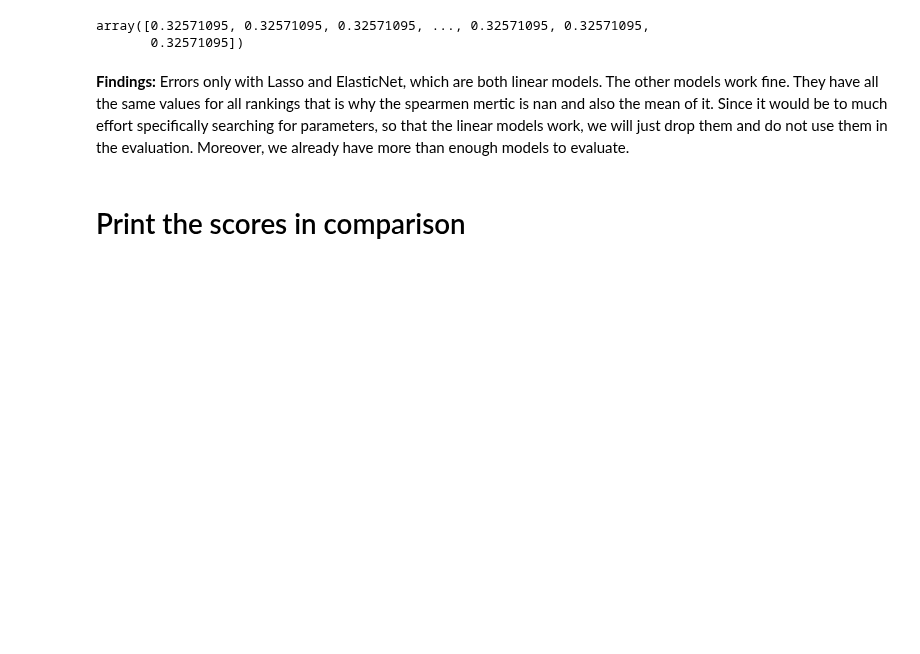
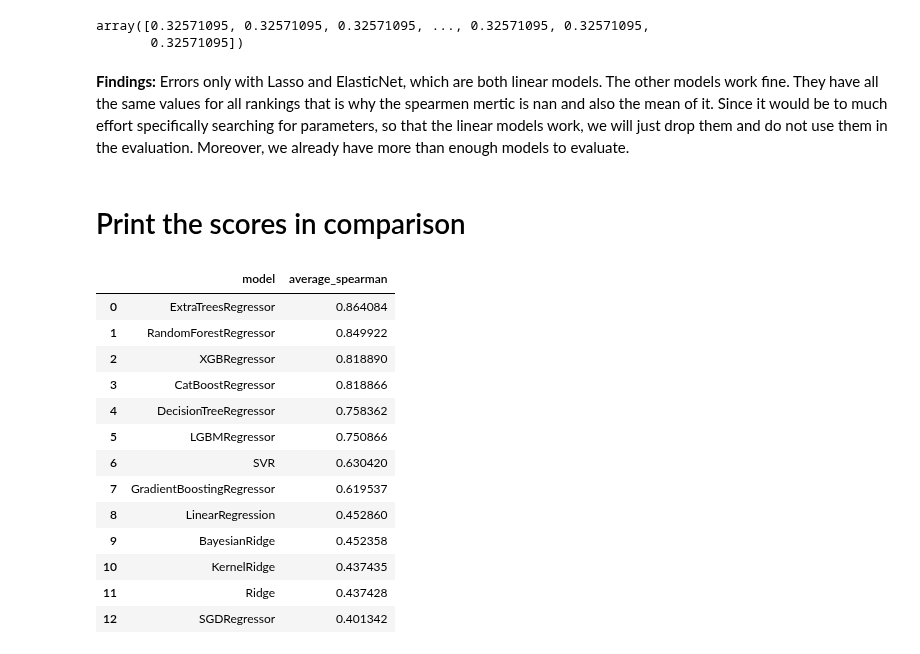
Before and after one commit to nina-prog/meta-learning-for-encoder-selection, a Jupyter notebook: notebooks/week11/week11-regression.ipynb, the cells around one changed output. Saved outputs shown, nothing was run; the diff lists cells and outputs as text; code cells hidden in the pictures; blank space fills up the shorter version.

```diff
--- a/notebooks/week11/week11-regression.ipynb
+++ b/notebooks/week11/week11-regression.ipynb
@@ -228,7 +228,20 @@ array([0.32571095, 0.32571095, 0.32571095, ..., 0.32571095, 0.32571095,
 # Print the scores in comparison
 # %%
 # get scores
-scores_df = pd.DataFrame(scores, index=[0])
-scores_df = scores_df.melt(var_name="model", value_name="average_spearman")
-scores_df = scores_df.sort_values(by="average_spearman", ascending=False)
+scores_df = pd.DataFrame.from_dict(scores, orient="index", columns=["average_spearman"]).sort_values(by="average_spearman", ascending=False).reset_index(names=["model"])
 scores_df
+# %% [output]
+|  | model | average_spearman |
+| 0 | ExtraTreesRegressor | 0.864084 |
+| 1 | RandomForestRegressor | 0.849922 |
+| 2 | XGBRegressor | 0.818890 |
+| 3 | CatBoostRegressor | 0.818866 |
+| 4 | DecisionTreeRegressor | 0.758362 |
+| 5 | LGBMRegressor | 0.750866 |
+| 6 | SVR | 0.630420 |
+| 7 | GradientBoostingRegressor | 0.619537 |
+| 8 | LinearRegression | 0.452860 |
+| 9 | BayesianRidge | 0.452358 |
+| 10 | KernelRidge | 0.437435 |
+| 11 | Ridge | 0.437428 |
+| 12 | SGDRegressor | 0.401342 |
```
Also changed, not shown: parts of 2 cells of this notebook.
